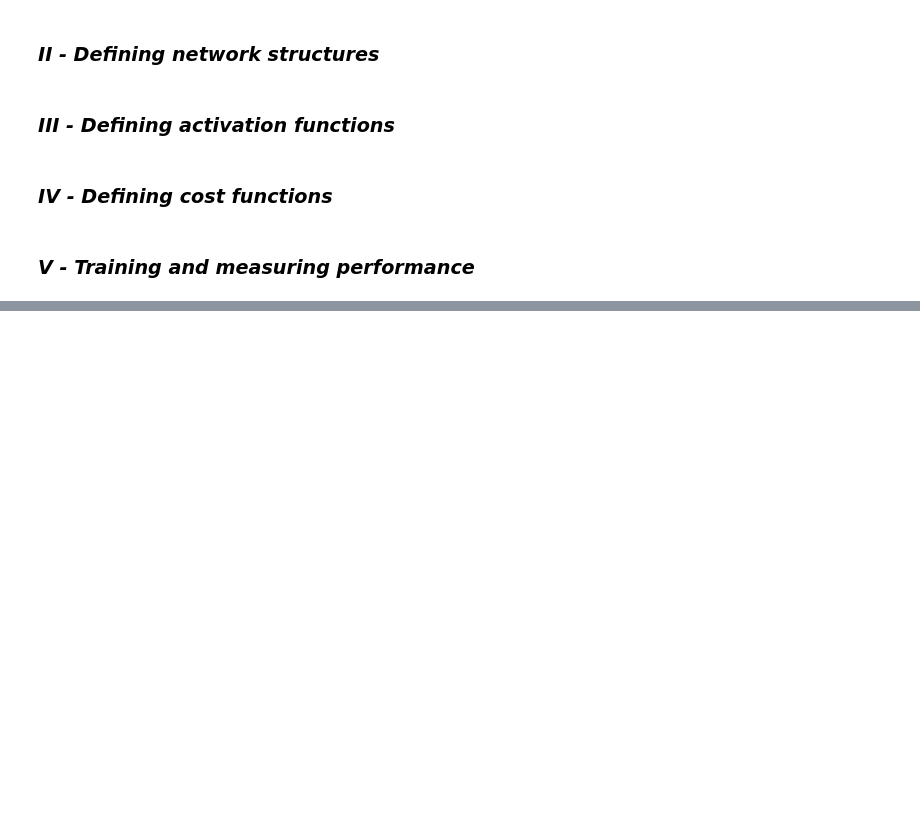
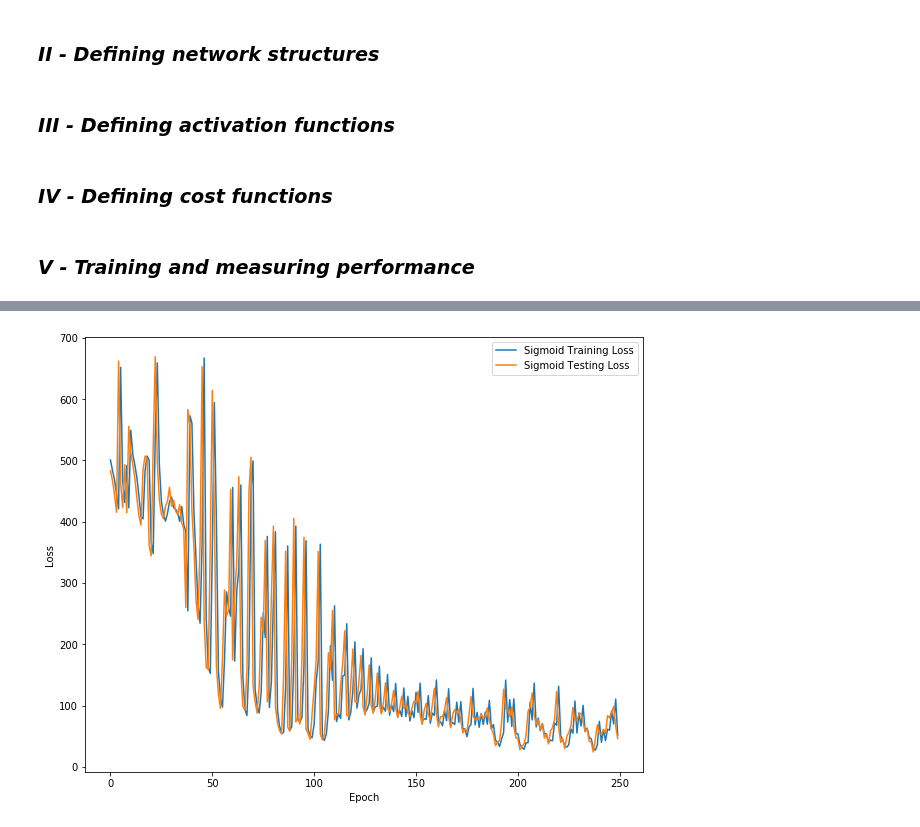
Before and after one commit to Laragervaise/Deep-Learning, a Jupyter notebook: proj2.ipynb, the cells around one changed output, grey strips where cells are left out. Cells and saved outputs as stored; diff of their text form; code cells hidden in the pictures; blank space fills up the shorter version.

```diff
--- a/proj2.ipynb
+++ b/proj2.ipynb
@@ -305,0 +423,4 @@ print(acc_relu)
+# %%
+plot_loss(history_sigmoid, 'Sigmoid', train_history = True, test_history = True)
+# %% [output]
+[figure, added]
```
Also changed, not shown: parts of 29 cells of this notebook.
